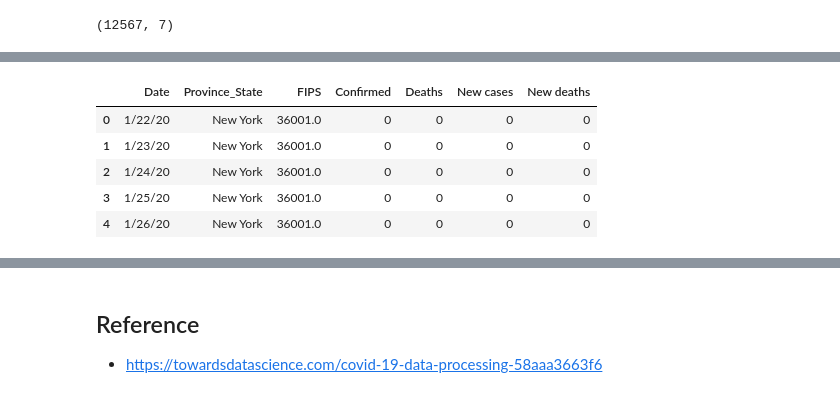
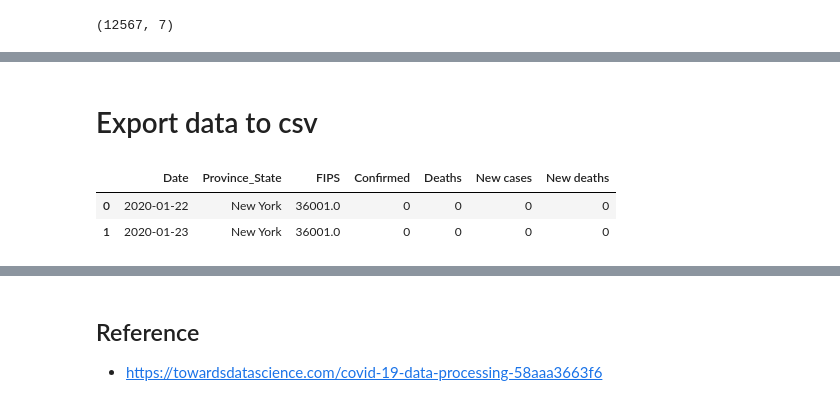
Before and after one commit to jeyasri-s2/meansquares, a Jupyter notebook: weekly_CovidCases_CA_NY.ipynb, the cells around one changed output, grey strips where cells are left out. Drawn from its saved outputs; the diff is of its cells as text; code cells hidden in the pictures.

```diff
--- a/weekly_CovidCases_CA_NY.ipynb
+++ b/weekly_CovidCases_CA_NY.ipynb
@@ -743,15 +624,14 @@ base_orange.encode(y='Confirmed').properties(title='Total Confirmed')
+# %% [markdown]
+# Export data to csv
 # %%
 ca_df = full_grouped[full_grouped['Province_State'] == 'California']
 ny_df = full_grouped[full_grouped['Province_State'] == 'New York']
 tx_df = full_grouped[full_grouped['Province_State'] == 'Texas']
 # %%
-ny_df.head()
+ny_df.head(2)
 # %% [output]
 |  | Date | Province_State | FIPS | Confirmed | Deaths | New cases | New deaths |
-| 0 | 1/22/20 | New York | 36001.0 | 0 | 0 | 0 | 0 |
-| 1 | 1/23/20 | New York | 36001.0 | 0 | 0 | 0 | 0 |
-| 2 | 1/24/20 | New York | 36001.0 | 0 | 0 | 0 | 0 |
-| 3 | 1/25/20 | New York | 36001.0 | 0 | 0 | 0 | 0 |
-| 4 | 1/26/20 | New York | 36001.0 | 0 | 0 | 0 | 0 |
+| 0 | 2020-01-22 | New York | 36001.0 | 0 | 0 | 0 | 0 |
+| 1 | 2020-01-23 | New York | 36001.0 | 0 | 0 | 0 | 0 |
 # %%
 ny_df.to_csv('NY-CovidAug22.csv',index=False)
```
Also changed, not shown: parts of 57 cells of this notebook.
